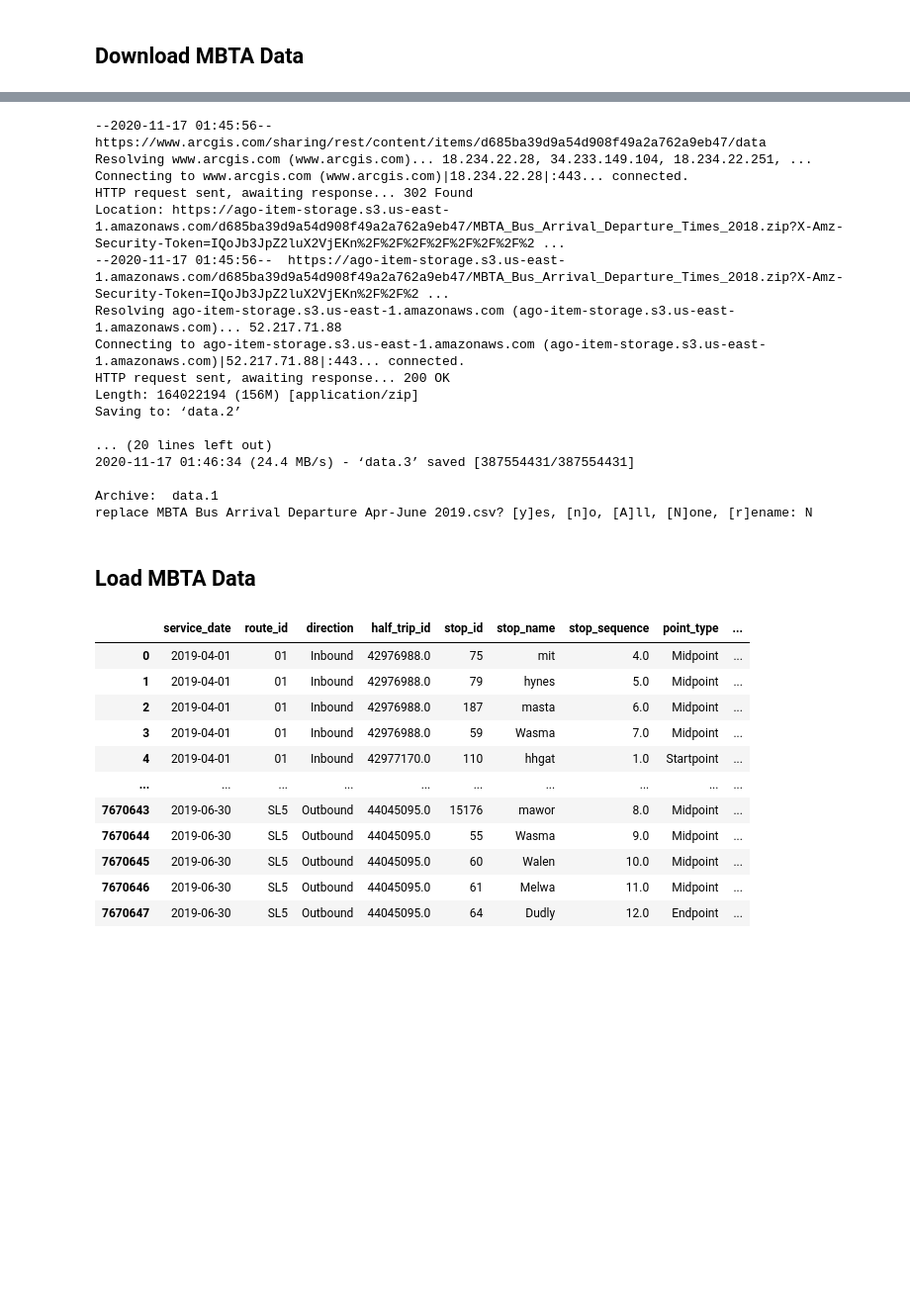
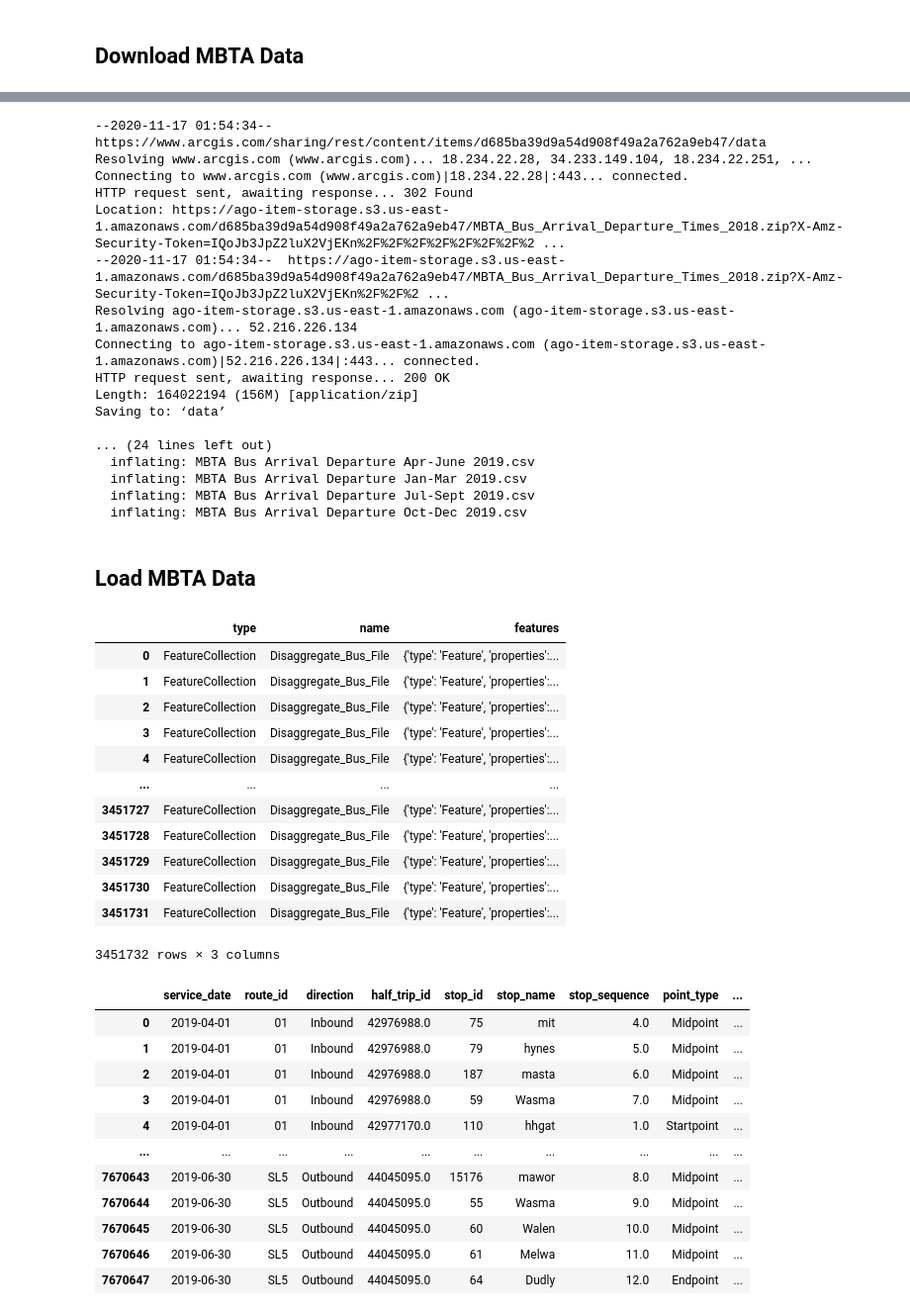
Before and after one commit to notAlex2/pgm-public-transit, a Jupyter notebook: main.ipynb, the cells around one changed output, grey strips where cells are left out. Shown at 99% size. Drawn from its saved outputs; the diff is of its cells as text; code cells hidden in the pictures; blank space fills up the shorter version.

```diff
--- a/main.ipynb
+++ b/main.ipynb
@@ -44,34 +51,50 @@ if not os.path.exists("data"):
 if not os.path.exists("MBTA Bus Arrival Departure Aug-Sept 2018.csv"):
   !unzip data
 
-if not os.path.exists("data.1")
+if not os.path.exists("data.1"):
   !wget https://www.arcgis.com/sharing/rest/content/items/1bd340b39942438685d8dcdfe3f26d1a/data
-if not os.path.exists("MBTA Bus Arrival Departure Apr-June 2019.csv")
+if not os.path.exists("MBTA Bus Arrival Departure Apr-June 2019.csv"):
   !unzip data.1
 # %% [output]
---2020-11-17 01:45:56--  https://www.arcgis.com/sharing/rest/content/items/d685ba39d9a54d908f49a2a762a9eb47/data
+--2020-11-17 01:54:34--  https://www.arcgis.com/sharing/rest/content/items/d685ba39d9a54d908f49a2a762a9eb47/data
 Resolving www.arcgis.com (www.arcgis.com)... 18.234.22.28, 34.233.149.104, 18.234.22.251, ...
 Connecting to www.arcgis.com (www.arcgis.com)|18.234.22.28|:443... connected.
 HTTP request sent, awaiting response... 302 Found
 Location: https://ago-item-storage.s3.us-east-1.amazonaws.com/d685ba39d9a54d908f49a2a762a9eb47/MBTA_Bus_Arrival_Departure_Times_2018.zip?X-Amz-Security-Token=IQoJb3JpZ2luX2VjEKn%2F%2F%2F%2F%2F%2F%2F%2 ...
---2020-11-17 01:45:56--  https://ago-item-storage.s3.us-east-1.amazonaws.com/d685ba39d9a54d908f49a2a762a9eb47/MBTA_Bus_Arrival_Departure_Times_2018.zip?X-Amz-Security-Token=IQoJb3JpZ2luX2VjEKn%2F%2F%2 ...
-Resolving ago-item-storage.s3.us-east-1.amazonaws.com (ago-item-storage.s3.us-east-1.amazonaws.com)... 52.217.71.88
-Connecting to ago-item-storage.s3.us-east-1.amazonaws.com (ago-item-storage.s3.us-east-1.amazonaws.com)|52.217.71.88|:443... connected.
+--2020-11-17 01:54:34--  https://ago-item-storage.s3.us-east-1.amazonaws.com/d685ba39d9a54d908f49a2a762a9eb47/MBTA_Bus_Arrival_Departure_Times_2018.zip?X-Amz-Security-Token=IQoJb3JpZ2luX2VjEKn%2F%2F%2 ...
+Resolving ago-item-storage.s3.us-east-1.amazonaws.com (ago-item-storage.s3.us-east-1.amazonaws.com)... 52.216.226.134
+Connecting to ago-item-storage.s3.us-east-1.amazonaws.com (ago-item-storage.s3.us-east-1.amazonaws.com)|52.216.226.134|:443... connected.
 HTTP request sent, awaiting response... 200 OK
 Length: 164022194 (156M) [application/zip]
-Saving to: ‘data.2’
+Saving to: ‘data’
 
-... (20 lines left out)
-2020-11-17 01:46:34 (24.4 MB/s) - ‘data.3’ saved [387554431/387554431]
-
-Archive:  data.1
-replace MBTA Bus Arrival Departure Apr-June 2019.csv? [y]es, [n]o, [A]ll, [N]one, [r]ename: N
+... (24 lines left out)
+  inflating: MBTA Bus Arrival Departure Apr-June 2019.csv
+  inflating: MBTA Bus Arrival Departure Jan-Mar 2019.csv
+  inflating: MBTA Bus Arrival Departure Jul-Sept 2019.csv
+  inflating: MBTA Bus Arrival Departure Oct-Dec 2019.csv
 # %% [markdown]
 ## Load MBTA Data
 # %%
-df = pd.read_json("MBTA_bus_ridership.geojson")
+df = pd.read_json("MBTA Bus Ridership.geojson")
 # %%
 df2 = pd.read_csv("MBTA Bus Arrival Departure Apr-June 2019.csv")
+# %%
+df
+# %% [output]
+|  | type | name | features |
+| 0 | FeatureCollection | Disaggregate_Bus_File | {'type': 'Feature', 'properties':... |
+| 1 | FeatureCollection | Disaggregate_Bus_File | {'type': 'Feature', 'properties':... |
+| 2 | FeatureCollection | Disaggregate_Bus_File | {'type': 'Feature', 'properties':... |
+| 3 | FeatureCollection | Disaggregate_Bus_File | {'type': 'Feature', 'properties':... |
+| 4 | FeatureCollection | Disaggregate_Bus_File | {'type': 'Feature', 'properties':... |
+| ... | ... | ... | ... |
+| 3451727 | FeatureCollection | Disaggregate_Bus_File | {'type': 'Feature', 'properties':... |
+| 3451728 | FeatureCollection | Disaggregate_Bus_File | {'type': 'Feature', 'properties':... |
+| 3451729 | FeatureCollection | Disaggregate_Bus_File | {'type': 'Feature', 'properties':... |
+| 3451730 | FeatureCollection | Disaggregate_Bus_File | {'type': 'Feature', 'properties':... |
+| 3451731 | FeatureCollection | Disaggregate_Bus_File | {'type': 'Feature', 'properties':... |
+3451732 rows × 3 columns
 # %%
 df2
 # %% [output]
```
Also changed, not shown: parts of 6 cells of this notebook.
